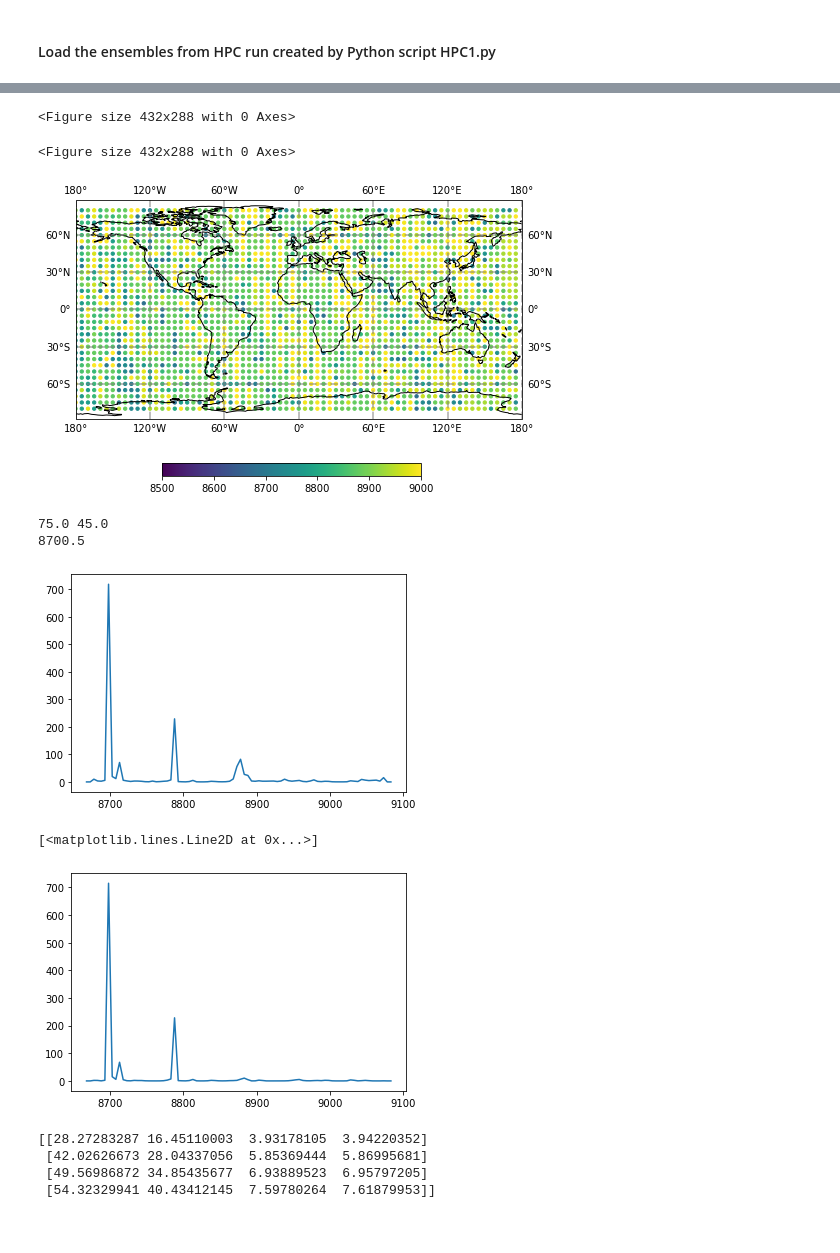
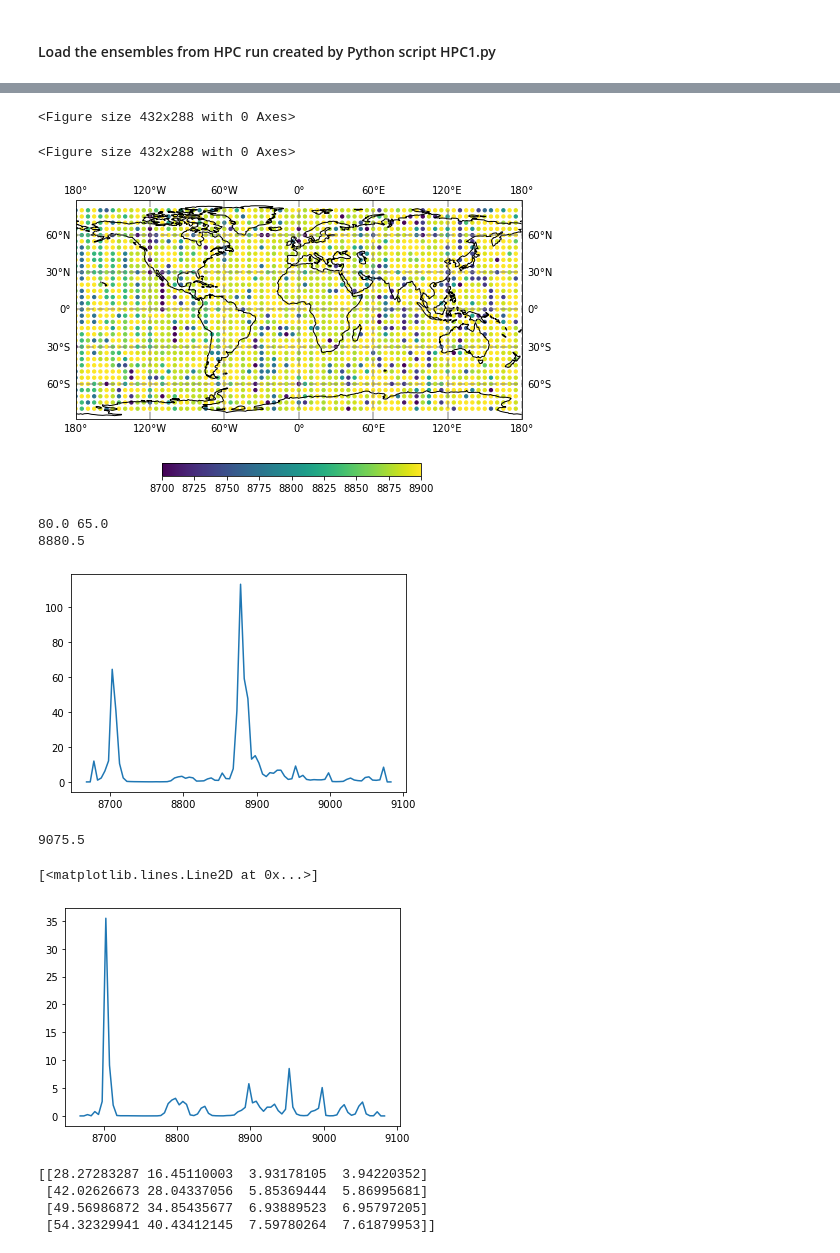
Before and after one commit to plivermore/jerk_finder, a Jupyter notebook: Python/Explore_path_model3.ipynb, the cells around one changed output, grey strips where cells are left out. Drawn from its saved outputs; the diff is of its cells as text; code cells hidden in the pictures.

```diff
--- a/Python/Explore_path_model3.ipynb
+++ b/Python/Explore_path_model3.ipynb
@@ -198,55 +295,59 @@ def find_jerk_time():
         #print( theta_index, phi_index)
     for i in range(len(thetas)):
         for j in range(len(phis)):
             time_index = delta_array[i,j,:].argmax()
             jerk_time[i,j] = 0.5*(time_intervals_edges[time_index] + time_intervals_edges[time_index+1])
-            if( (abs(thetas[i]-75.) < 1.0e-4) and (abs(phis[j]-45.) < 1e-4)):
+            if( (abs(thetas[i]-80.) < 1.0e-4) and (abs(phis[j]-65.) < 1e-4)):
                 temp = (delta_array[i,j])
 
     return thetas, phis, jerk_time, temp
 
 
 
 thetas, phis , jerk_times, temp = find_jerk_time()
 plt.figure()
 a,b = np.meshgrid(thetas, phis)
 
 plt.figure()
 f, axes = plt.subplots(nrows=1, ncols=1, figsize=(8,12),subplot_kw={'projection': ccrs.PlateCarree() })
 marker_size = 11.
 
-cax = axes.scatter(b,90.-a, s = 11, c=jerk_times,cmap=cmap, vmin=8500, vmax=9000)
+cax = axes.scatter(b,90.-a, s = 11, c=jerk_times,cmap='viridis',vmin = 8700, vmax = 8900)
 gl = axes.gridlines(crs=ccrs.PlateCarree(), draw_labels=True,
                   linewidth=2, color='gray', alpha=0.5, linestyle='--')
 
 axes.coastlines()
 cb_ax = f.add_axes([0.20, 0.31, 0.6, 0.1])
     #cb_ax.scatter([0,1,2,3],[0,1,2,3],[0,1,2,4])
 cbar = f.colorbar(cax, ax=cb_ax, orientation = 'horizontal')
 cb_ax.set_axis_off()
 # %% [output]
 <Figure size 432x288 with 0 Axes>
 <Figure size 432x288 with 0 Axes>
-[figure, old version]
+[figure, new version]
 # %%
 thetas, phis , jerk_times, temp = find_jerk_time()
 plt.figure()
 plt.plot( time_intervals_edges[:-1], temp)
-print(thetas[13] ,phis[45])
-print(jerk_times[13,45])
+print(thetas[14] ,phis[49])
+print(jerk_times[14,49])
 # %% [output]
-75.0 45.0
-8700.5
+80.0 65.0
+8880.5
-[figure, old version]
+[figure, new version]
+# %%
+print( jerk_times.max() )
+# %% [output]
+9075.5
 # %%
 for j in range(len(results)):
-    if( results[j][0] == 75. and results[j][1] == 45.) :
+    if( results[j][0] == 80. and results[j][1] == 65.) :
         a = results[j][4]
 plt.figure()
 plt.plot(time_intervals_edges[:-1],a)
 # %% [output]
 [<matplotlib.lines.Line2D at 0x...>]
-[figure, old version]
+[figure, new version]
 # %%
 jerk_number = 8 # in Python indexing (i.e. event 9)
 
```
Also changed, not shown: parts of 2 cells of this notebook, 21 other files.
